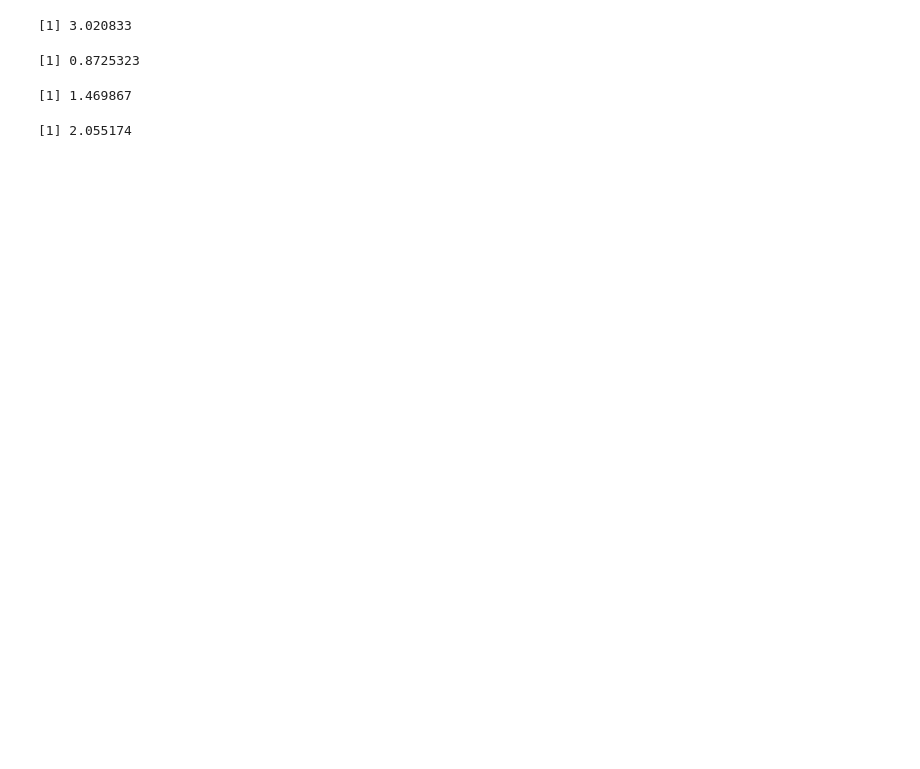
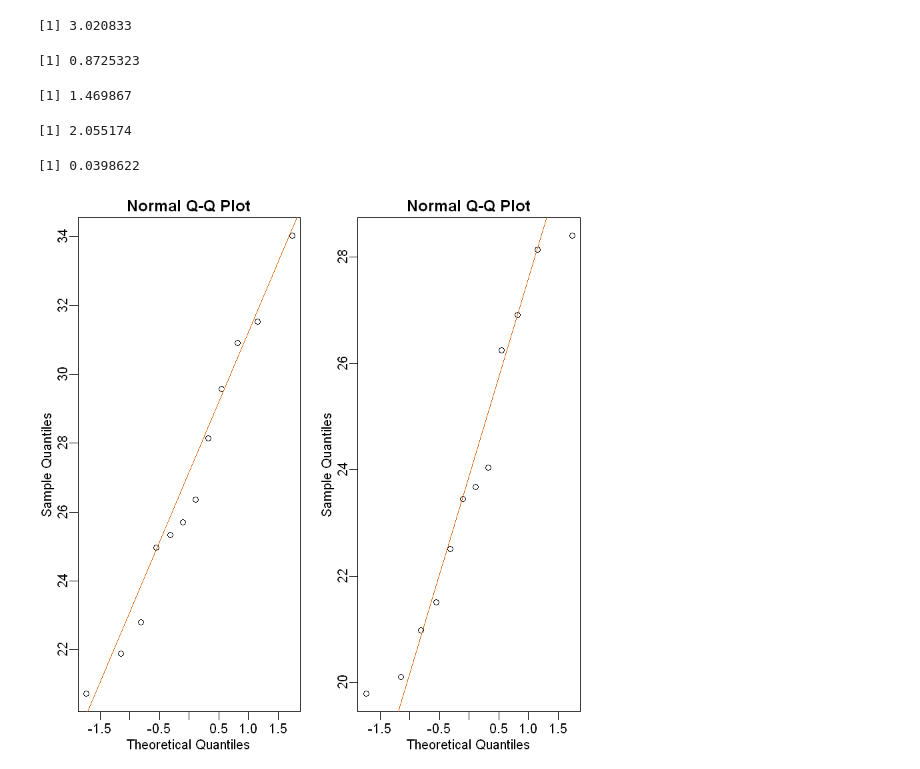
Before and after one commit to nsrchemie/Learning-R, a Jupyter notebook: WorkingWithPvaluesAndTstat.ipynb, the cells around one changed output. Drawn from its saved outputs; the diff is of its cells as text; code cells hidden in the pictures; blank space fills up the shorter version.

```diff
--- a/WorkingWithPvaluesAndTstat.ipynb
+++ b/WorkingWithPvaluesAndTstat.ipynb
@@ -56,3 +56,12 @@ tstat <- diff/sediff
 tstat
 # %% [output]
 [1] 2.055174
+# %%
+#If the p-value is less than 0.05 then it is statistically significant
+righttail <- 1 - pnorm(abs(tstat))
+lefttail <- pnorm(-abs(tstat))
+pval <- lefttail + righttail
+pval
+#Keep in mind that we are using a small sample size so the CLT may be flawed
+# %% [output]
+[1] 0.0398622
@@ -58,0 +74,11 @@ tstat
+# %%
+library(rafalib)
+mypar(1,2)
+
+qqnorm(treatment)
+qqline(treatment,col=2)
+
+qqnorm(control)
+qqline(control,col=2)
+# %% [output]
+[figure, added]
```
Also changed, not shown: parts of 9 cells of this notebook, 1 other file.
